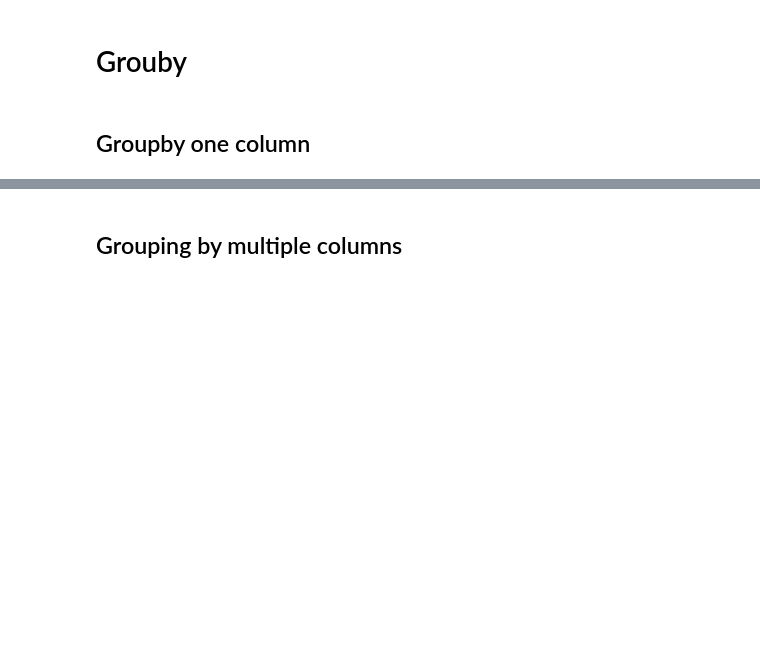
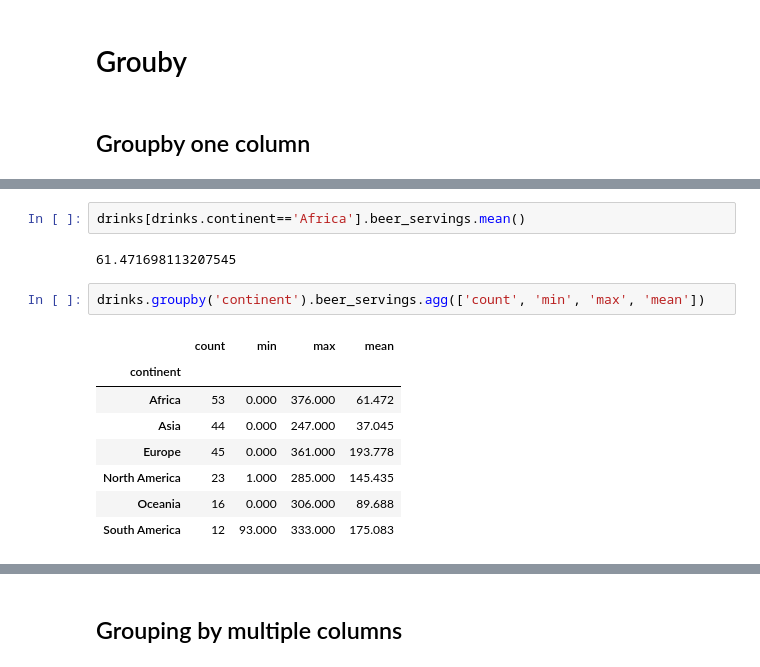
Before and after one commit to felixfan/scripts, a Jupyter notebook: python/ipynb/pandas.ipynb, the cells around one changed output, grey strips where cells are left out. Drawn from its saved outputs; the diff is of its cells as text; blank space fills up the shorter version.

```diff
--- a/python/ipynb/pandas.ipynb
+++ b/python/ipynb/pandas.ipynb
@@ -679,0 +695,15 @@ df.groupby(df.year // 10 * 10).describe()
+# %%
+drinks[drinks.continent=='Africa'].beer_servings.mean()
+# %% [output]
+61.471698113207545
+# %%
+drinks.groupby('continent').beer_servings.agg(['count', 'min', 'max', 'mean'])
+# %% [output]
+|  | count | min | max | mean |
+| continent |  |  |  |  |
+| Africa | 53 | 0.000 | 376.000 | 61.472 |
+| Asia | 44 | 0.000 | 247.000 | 37.045 |
+| Europe | 45 | 0.000 | 361.000 | 193.778 |
+| North America | 23 | 1.000 | 285.000 | 145.435 |
+| Oceania | 16 | 0.000 | 306.000 | 89.688 |
+| South America | 12 | 93.000 | 333.000 | 175.083 |
```
Also changed, not shown: parts of 19 cells of this notebook.
